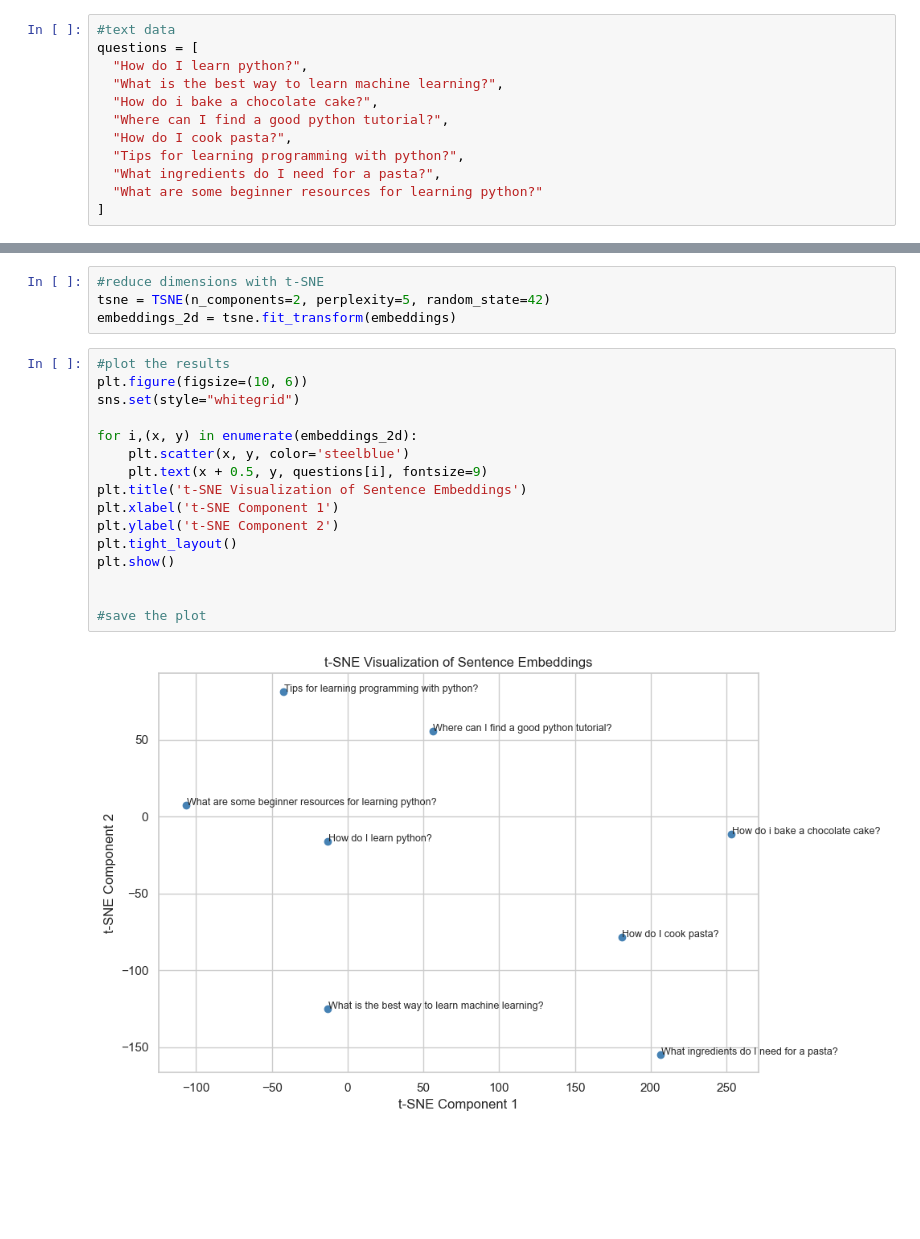
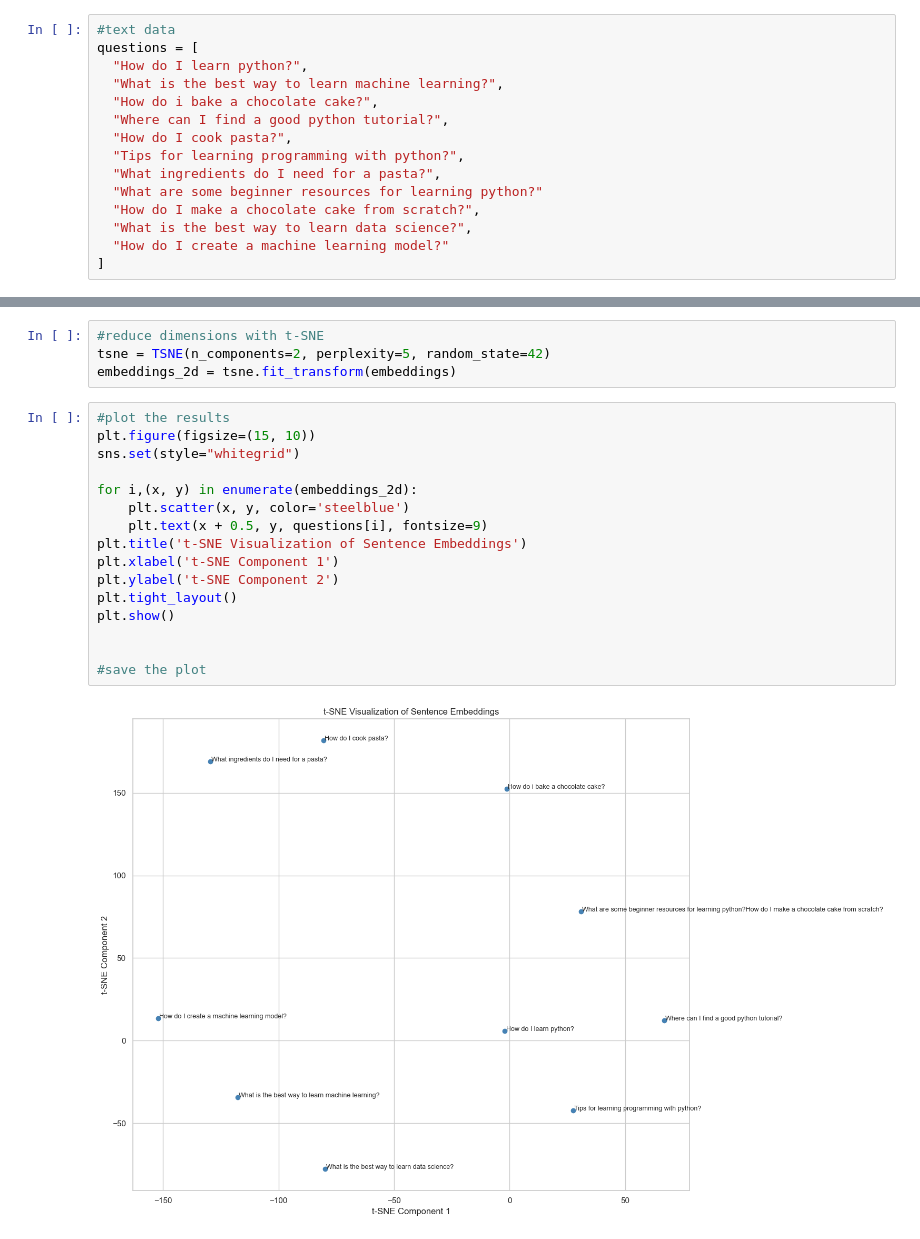
Before and after one commit to iamMashel/ml-scaffold-repo, a Jupyter notebook: ml-platform/notebooks/1.6-omo-embeddings-1.ipynb, the cells around one changed output, grey strips where cells are left out. Saved outputs shown, nothing was run; the diff lists cells and outputs as text; blank space fills up the shorter version.

```diff
--- a/ml-platform/notebooks/1.6-omo-embeddings-1.ipynb
+++ b/ml-platform/notebooks/1.6-omo-embeddings-1.ipynb
@@ -15,6 +15,9 @@ questions = [
   "Tips for learning programming with python?",
   "What ingredients do I need for a pasta?",
   "What are some beginner resources for learning python?"
+  "How do I make a chocolate cake from scratch?",
+  "What is the best way to learn data science?",
+  "How do I create a machine learning model?"
 ]
 # %%
 #gen sentence embeddings
@@ -26,19 +29,19 @@ tsne = TSNE(n_components=2, perplexity=5, random_state=42)
 embeddings_2d = tsne.fit_transform(embeddings)
 # %%
 #plot the results
-plt.figure(figsize=(10, 6))
+plt.figure(figsize=(15, 10))
 sns.set(style="whitegrid")
 
 for i,(x, y) in enumerate(embeddings_2d):
     plt.scatter(x, y, color='steelblue')
     plt.text(x + 0.5, y, questions[i], fontsize=9)
 plt.title('t-SNE Visualization of Sentence Embeddings')
 plt.xlabel('t-SNE Component 1')
 plt.ylabel('t-SNE Component 2')
 plt.tight_layout()
 plt.show()
 
 
 #save the plot
 # %% [output]
-[figure, old version]
+[figure, new version]
```
Also changed, not shown: 2 other files.
